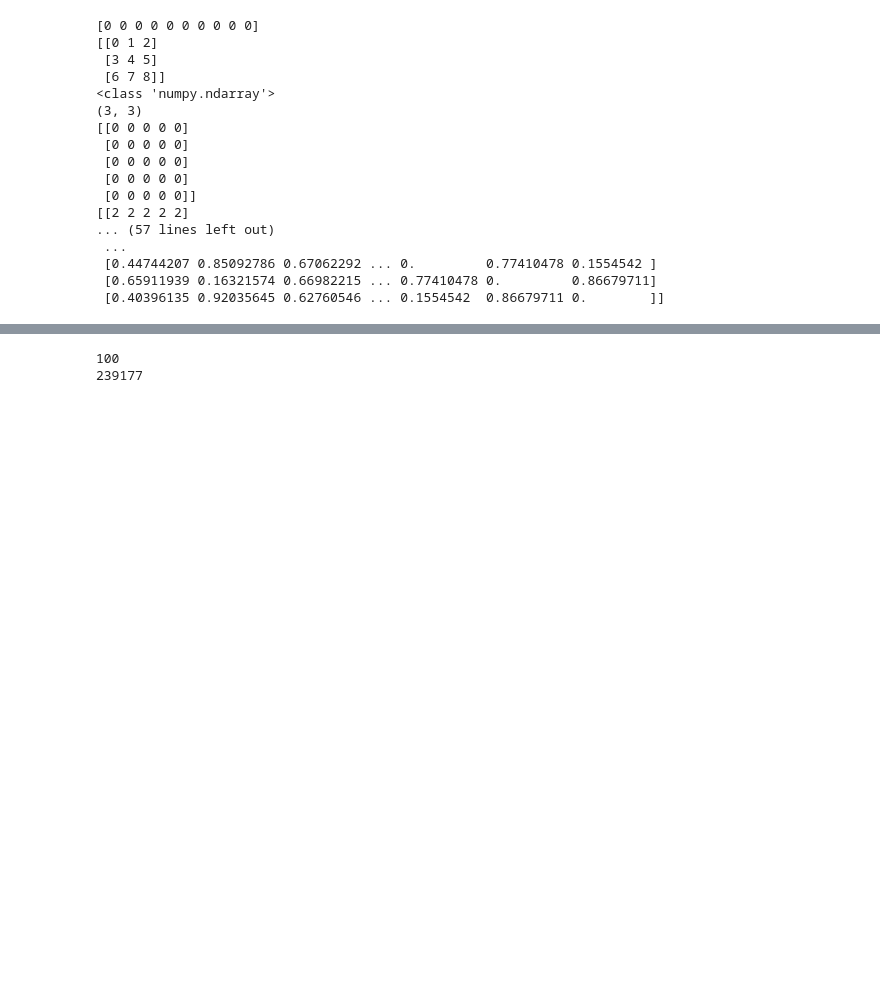
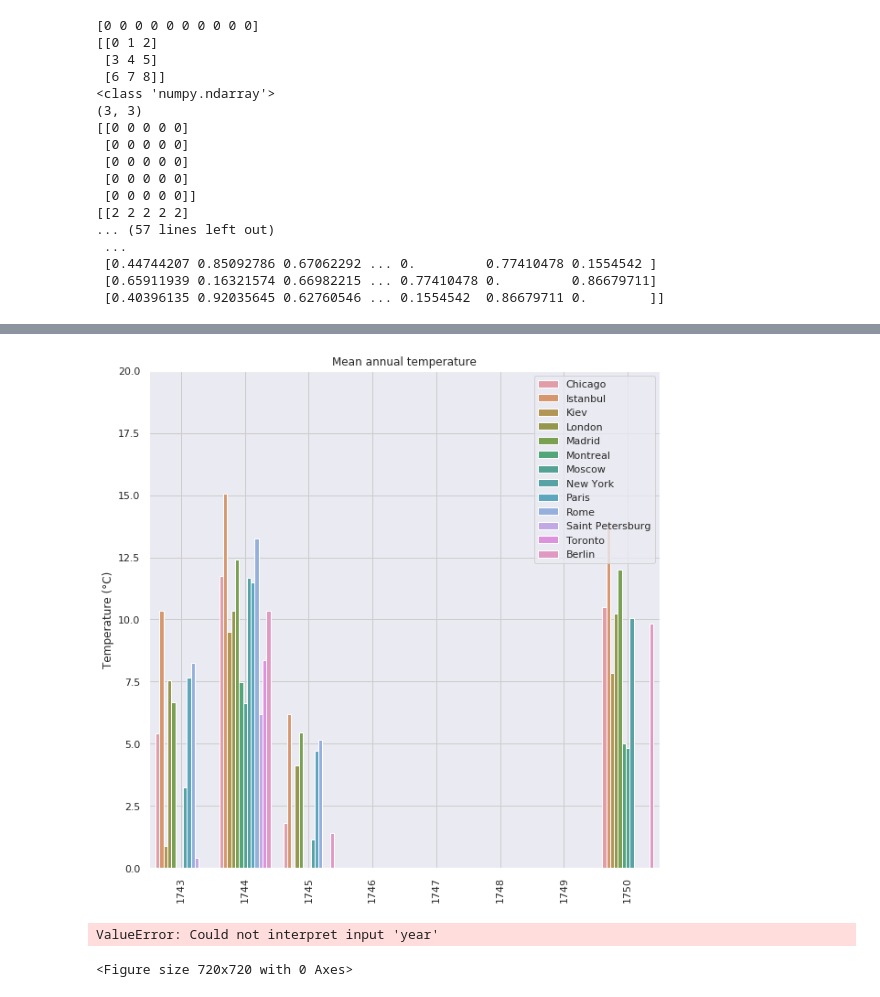
Before and after one commit to narges-mohammadi/Spatial-Python-2020-Homework, a Jupyter notebook: My-Solution-02-DataAnalysis.ipynb, the cells around one changed output, grey strips where cells are left out. Saved outputs shown, nothing was run; the diff lists cells and outputs as text; code cells hidden in the pictures; blank space fills up the shorter version.

Commit message:
solution to exercises

```diff
--- a/My-Solution-02-DataAnalysis.ipynb
+++ b/My-Solution-02-DataAnalysis.ipynb
@@ -278,8 +307,45 @@ ModuleNotFoundError: No module named 'seaborn'
+# %%
+#Exercise 8
+#Q1
+import seaborn as sns
+import matplotlib.pyplot as plt
+import pandas as pd
+global_temp=pd.read_csv('/home/suny/EAGLE-Master/second-semester/spatial-python/SpatialPython2020/Data/non-spatial/GlobalLandTemperatures/GlobalLandTemperaturesByMajorCity.csv')
+global_temp.head()
+global_temp['year'] = pd.DatetimeIndex(global_temp['dt']).year
+global_temp_grouped = global_temp.groupby(['year', 'City']).agg({'AverageTemperature': ['mean']})
+global_temp_grouped.columns = ['temp_mean']
+global_temp_grouped = global_temp_grouped.reset_index()
+global_temp_grouped=global_temp_grouped[1:100]
+
+# Some boilerplate to initialise things
+sns.set()
+plt.figure(figsize=(10,10))
+ax = sns.barplot(data=global_temp_grouped, x="year", y="temp_mean", hue="City", saturation=0.6)
+
+# Customise some display properties
+ax.set_title('Mean annual temperature')
+ax.grid(color='#cccccc')
+ax.set_ylim(0, 20)
+ax.set_ylabel('Temperature (°C)')
+ax.set_xlabel(None)
+ax.set_xticklabels(global_temp_grouped["year"].unique().astype(str), rotation='vertical')
+ax.legend(loc='upper right')
+plt.show()
+# %% [output]
+[figure, added]
 # %%
 import matplotlib.pyplot as plt
 import numpy as np
 import pandas as pd
 import os
+import seaborn as sns
+import matplotlib.pyplot as plt
+# Some boilerplate to initialise things
+sns.set()
+plt.figure(figsize=(10,10))
+ax = sns.barplot(data=temp_grouped, x="year", y="temp_mean", hue="Country", palette=['blue', 'red', 'yellow', 'green'], saturation=0.6)
+
 #import seaborn as sns
 #!pwd
 global_temp=pd.read_csv('./Data/non-spatial/GlobalLandTemperatures/GlobalLandTemperaturesByMajorCity.csv')
@@ -302,5 +368,5 @@ print(len(global_temp['dt']))
 #global_temp=global_temp.groupby([global_temp.index.year])['AverageTemperature','AverageTemperatureUncertainty'].mean().reset_index()
 #print(global_temp)
 # %% [output]
-100
-239177
+ValueError: Could not interpret input 'year'
+<Figure size 720x720 with 0 Axes>
```
Also changed, not shown: parts of 5 cells of this notebook, 1 other file.
